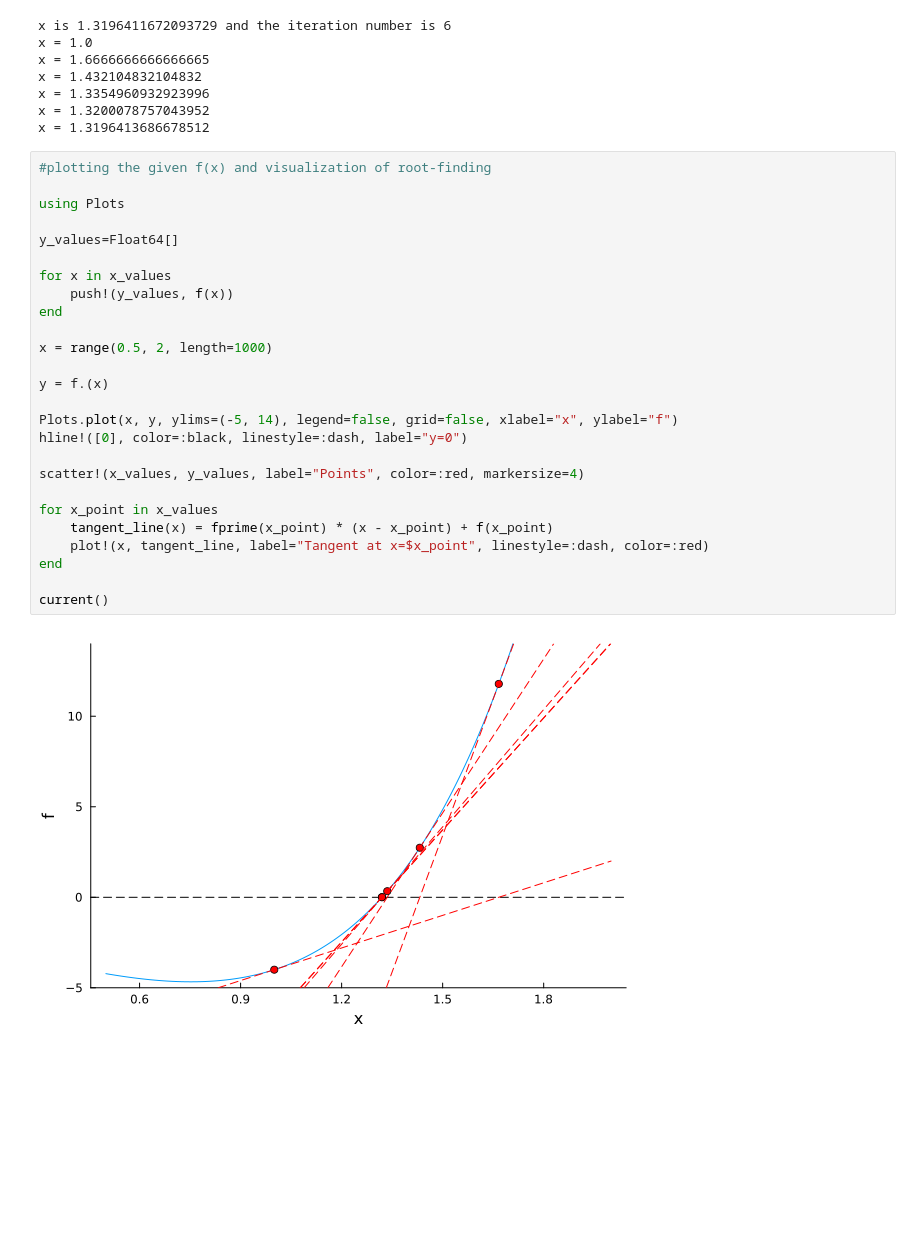
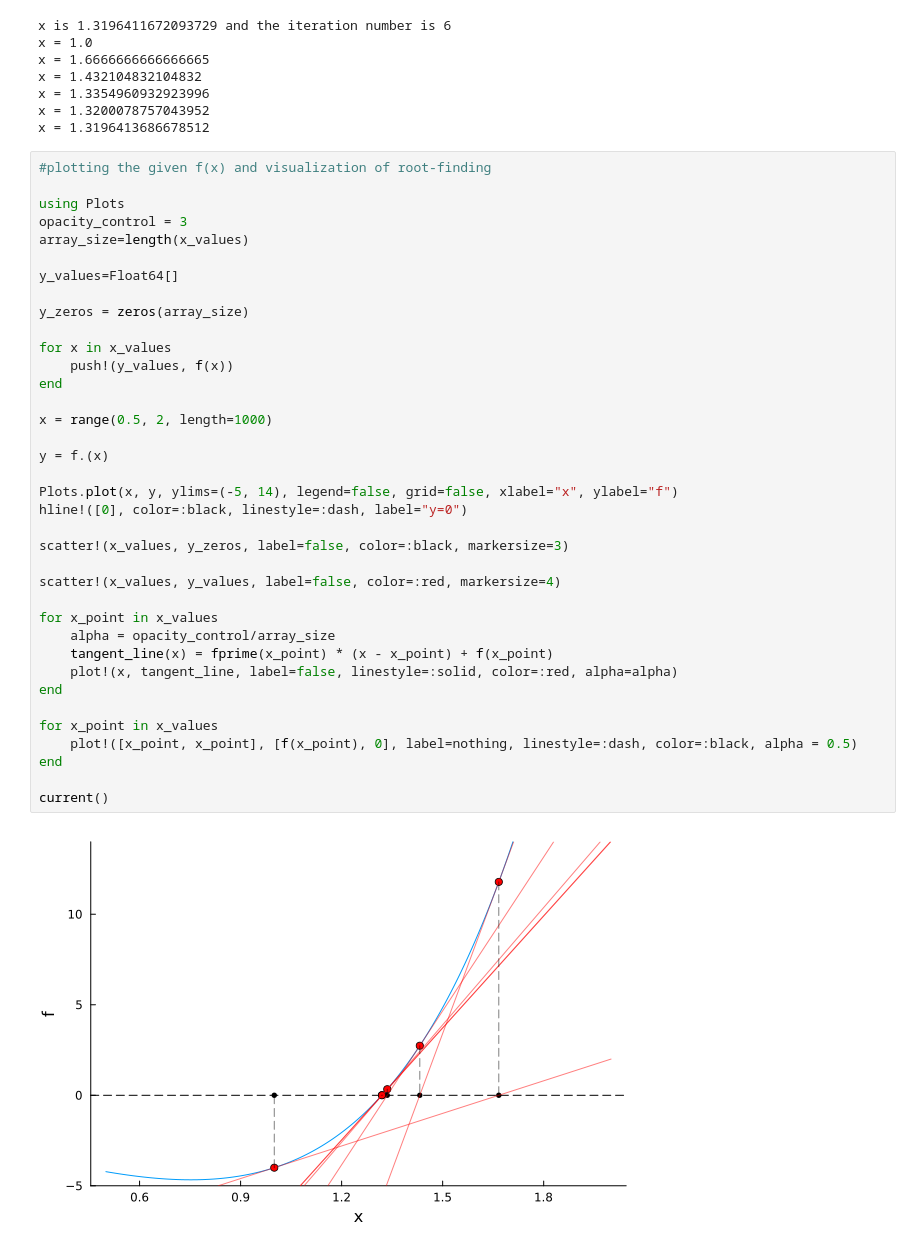
Before and after one commit to jhtl08/Root-Finding, a Jupyter notebook: CT1_Roots_Coloma_Lorenzo.ipynb, the cells around one changed output. Drawn from its saved outputs; the diff is of its cells as text; blank space fills up the shorter version.

```diff
--- a/CT1_Roots_Coloma_Lorenzo.ipynb
+++ b/CT1_Roots_Coloma_Lorenzo.ipynb
@@ -50,28 +50,39 @@ x = 1.3196413686678512
 # %%
 #plotting the given f(x) and visualization of root-finding
 
 using Plots
+opacity_control = 3
+array_size=length(x_values)
 
 y_values=Float64[]
+
+y_zeros = zeros(array_size)
 
 for x in x_values
     push!(y_values, f(x))
 end
 
 x = range(0.5, 2, length=1000)
 
 y = f.(x)
 
 Plots.plot(x, y, ylims=(-5, 14), legend=false, grid=false, xlabel="x", ylabel="f")
 hline!([0], color=:black, linestyle=:dash, label="y=0")
 
-scatter!(x_values, y_values, label="Points", color=:red, markersize=4)
+scatter!(x_values, y_zeros, label=false, color=:black, markersize=3)
+
+scatter!(x_values, y_values, label=false, color=:red, markersize=4)
 
 for x_point in x_values
+    alpha = opacity_control/array_size
     tangent_line(x) = fprime(x_point) * (x - x_point) + f(x_point)
-    plot!(x, tangent_line, label="Tangent at x=$x_point", linestyle=:dash, color=:red)
+    plot!(x, tangent_line, label=false, linestyle=:solid, color=:red, alpha=alpha)
+end
+
+for x_point in x_values
+    plot!([x_point, x_point], [f(x_point), 0], label=nothing, linestyle=:dash, color=:black, alpha = 0.5)
 end
 
 current()
 # %% [output]
-[figure, old version]
+[figure, new version]
```
Also changed, not shown: 1 other file.
